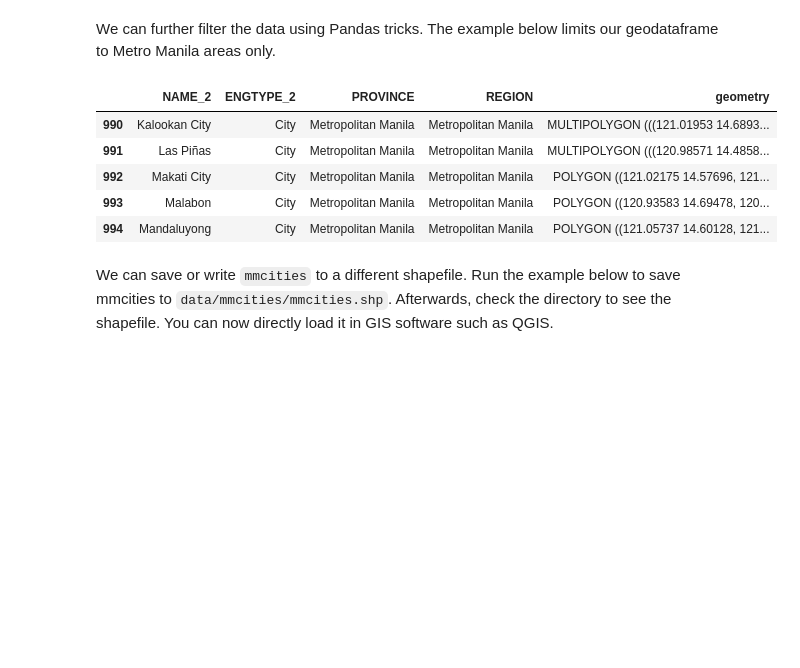
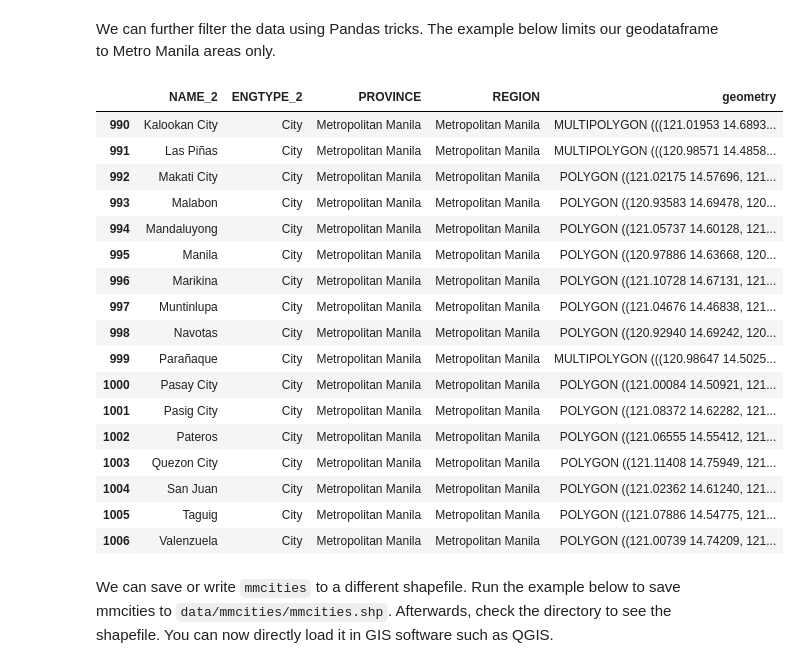
Before and after one commit to nikkopante/geopandas-tutorial, a Jupyter notebook: Geopandas Tutorial.ipynb, the cells around one changed output. Drawn from its saved outputs; the diff is of its cells as text; code cells hidden in the pictures; blank space fills up the shorter version.

```diff
--- a/Geopandas Tutorial.ipynb
+++ b/Geopandas Tutorial.ipynb
@@ -168,14 +171,26 @@ munies_df.head(3)
 We can further filter the data using Pandas tricks. The example below limits our geodataframe to Metro Manila areas only.
 # %%
 mmcities = munies_df[munies['PROVINCE'] == 'Metropolitan Manila']
-mmcities.head()
+mmcities
 # %% [output]
 |  | NAME_2 | ENGTYPE_2 | PROVINCE | REGION | geometry |
 | 990 | Kalookan City | City | Metropolitan Manila | Metropolitan Manila | MULTIPOLYGON (((121.01953 14.6893... |
 | 991 | Las Piñas | City | Metropolitan Manila | Metropolitan Manila | MULTIPOLYGON (((120.98571 14.4858... |
 | 992 | Makati City | City | Metropolitan Manila | Metropolitan Manila | POLYGON ((121.02175 14.57696, 121... |
 | 993 | Malabon | City | Metropolitan Manila | Metropolitan Manila | POLYGON ((120.93583 14.69478, 120... |
 | 994 | Mandaluyong | City | Metropolitan Manila | Metropolitan Manila | POLYGON ((121.05737 14.60128, 121... |
+| 995 | Manila | City | Metropolitan Manila | Metropolitan Manila | POLYGON ((120.97886 14.63668, 120... |
+| 996 | Marikina | City | Metropolitan Manila | Metropolitan Manila | POLYGON ((121.10728 14.67131, 121... |
+| 997 | Muntinlupa | City | Metropolitan Manila | Metropolitan Manila | POLYGON ((121.04676 14.46838, 121... |
+| 998 | Navotas | City | Metropolitan Manila | Metropolitan Manila | POLYGON ((120.92940 14.69242, 120... |
+| 999 | Parañaque | City | Metropolitan Manila | Metropolitan Manila | MULTIPOLYGON (((120.98647 14.5025... |
+| 1000 | Pasay City | City | Metropolitan Manila | Metropolitan Manila | POLYGON ((121.00084 14.50921, 121... |
+| 1001 | Pasig City | City | Metropolitan Manila | Metropolitan Manila | POLYGON ((121.08372 14.62282, 121... |
+| 1002 | Pateros | City | Metropolitan Manila | Metropolitan Manila | POLYGON ((121.06555 14.55412, 121... |
+| 1003 | Quezon City | City | Metropolitan Manila | Metropolitan Manila | POLYGON ((121.11408 14.75949, 121... |
+| 1004 | San Juan | City | Metropolitan Manila | Metropolitan Manila | POLYGON ((121.02362 14.61240, 121... |
+| 1005 | Taguig | City | Metropolitan Manila | Metropolitan Manila | POLYGON ((121.07886 14.54775, 121... |
+| 1006 | Valenzuela | City | Metropolitan Manila | Metropolitan Manila | POLYGON ((121.00739 14.74209, 121... |
 # %% [markdown]
 We can save or write `mmcities` to a different shapefile. Run the example below to save mmcities to `data/mmcities/mmcities.shp`. Afterwards, check the directory to see the shapefile. You can now directly load it in GIS software such as QGIS.
 # %%
```
Also changed, not shown: parts of 7 cells of this notebook, 1 other file.
